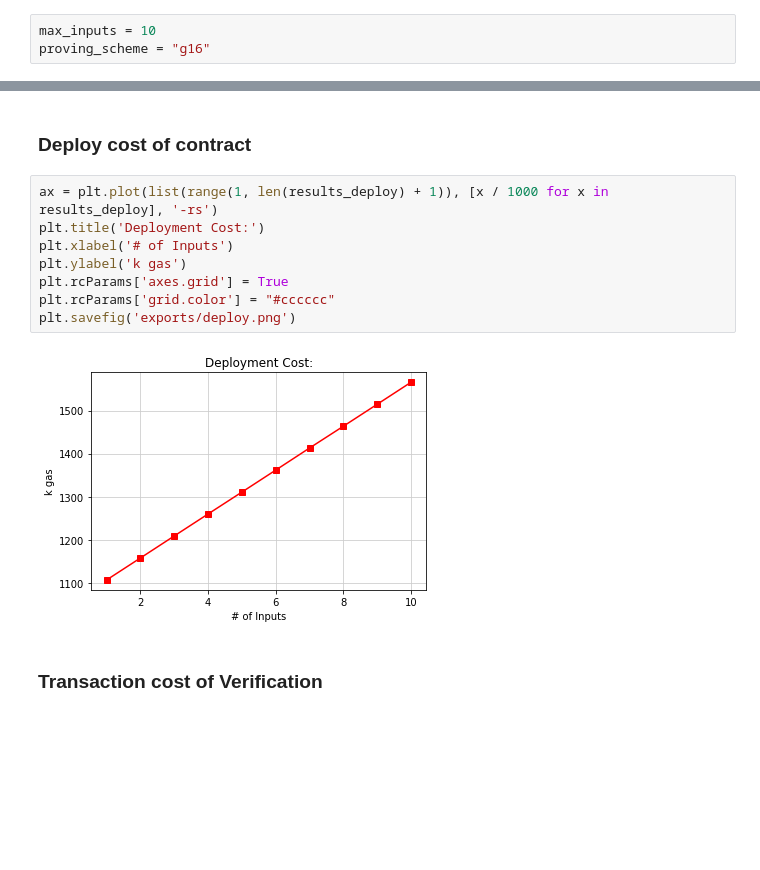
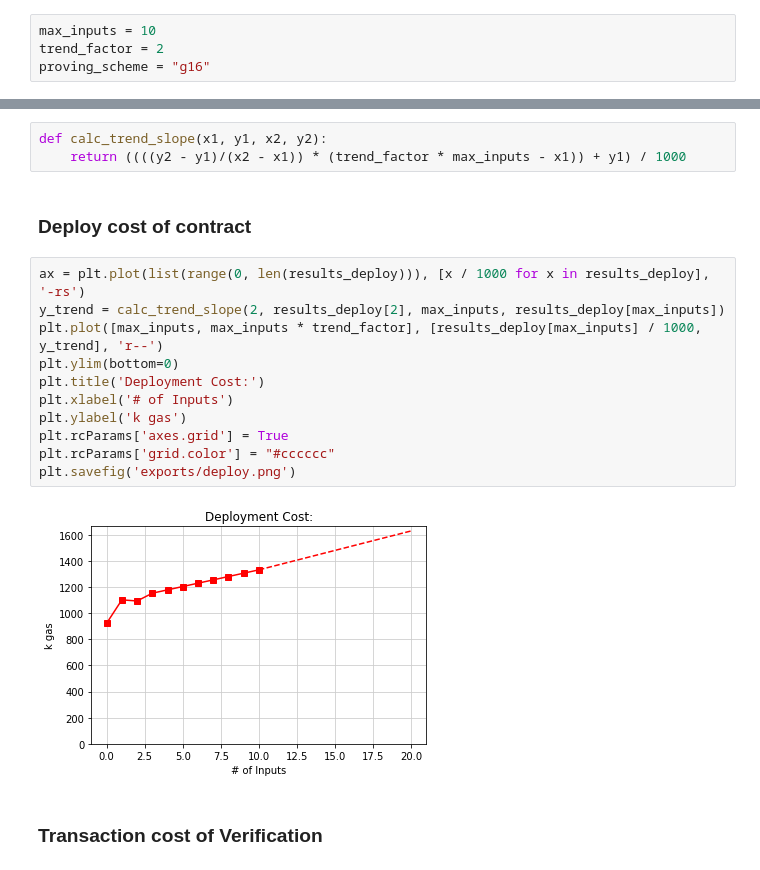
Before and after one commit to JacobEberhardt/ZoKratesBenchmarks, a Jupyter notebook: input_benchmark.ipynb, the cells around one changed output, grey strips where cells are left out. Cells and saved outputs as stored; diff of their text form; blank space fills up the shorter version.

Commit message:
adds trendline to charts

```diff
--- a/input_benchmark.ipynb
+++ b/input_benchmark.ipynb
@@ -67,6 +87,7 @@ w3.eth.defaultAccount = w3.eth.accounts[0]
 Set max number of inputs for the function. proving_scheme only accepts g16 for now, since thats the only available option in the install script version of ZoKrates. Once they are implemented, they can be choosen via provided variable.
 # %%
 max_inputs = 10
+trend_factor = 2
 proving_scheme = "g16"
 # %% [markdown]
 ### Generate ZoKrates Benchmark files:
@@ -188,15 +241,21 @@ print(results_verify)
+# %%
+def calc_trend_slope(x1, y1, x2, y2):
+    return ((((y2 - y1)/(x2 - x1)) * (trend_factor * max_inputs - x1)) + y1) / 1000
 # %% [markdown]
 ### Deploy cost of contract
 # %%
-ax = plt.plot(list(range(1, len(results_deploy) + 1)), [x / 1000 for x in results_deploy], '-rs')
+ax = plt.plot(list(range(0, len(results_deploy))), [x / 1000 for x in results_deploy], '-rs')
+y_trend = calc_trend_slope(2, results_deploy[2], max_inputs, results_deploy[max_inputs])
+plt.plot([max_inputs, max_inputs * trend_factor], [results_deploy[max_inputs] / 1000, y_trend], 'r--')
+plt.ylim(bottom=0)
 plt.title('Deployment Cost:')
 plt.xlabel('# of Inputs')
 plt.ylabel('k gas')
 plt.rcParams['axes.grid'] = True
 plt.rcParams['grid.color'] = "#cccccc"
 plt.savefig('exports/deploy.png')
 # %% [output]
-[figure, old version]
+[figure, new version]
 # %% [markdown]
 ### Transaction cost of Verification
 # %%
```
Also changed, not shown: parts of 6 cells of this notebook, 2 other files.
